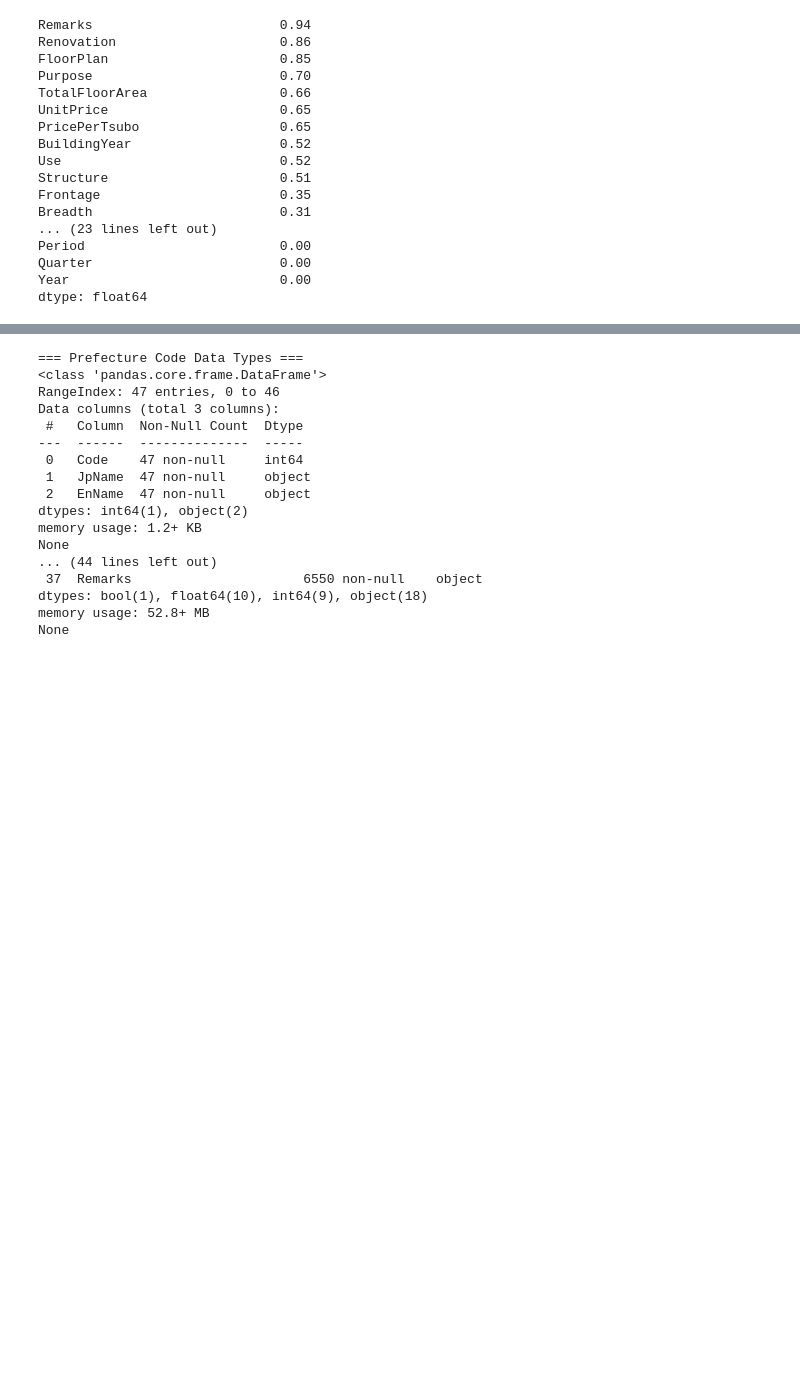
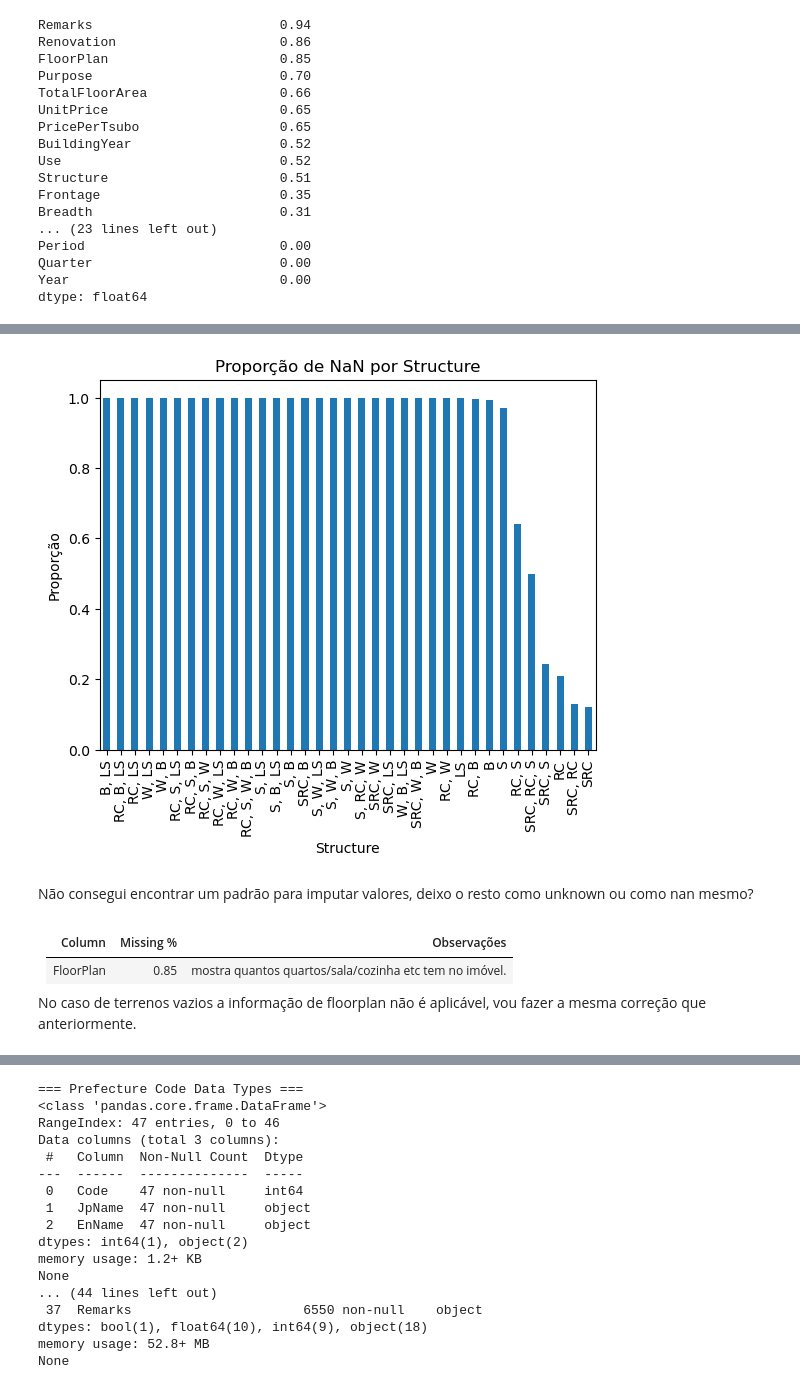
Before and after one commit to jualmac/Japan-Real-Estate-Prices, a Jupyter notebook: notebooks/house_prices_teste.ipynb, the cells around one changed output, grey strips where cells are left out. Drawn from its saved outputs; the diff is of its cells as text; code cells hidden in the pictures; blank space fills up the shorter version.

Commit message:
dived into the nan values analysis, but did not complete it

```diff
--- a/notebooks/house_prices_teste.ipynb
+++ b/notebooks/house_prices_teste.ipynb
@@ -229,0 +231,2 @@ dtype: float64
+# %%
+df_all = df_all.drop('Remarks', axis=1)
@@ -229,0 +239,5 @@ dtype: float64
+# %%
+print(df_all.loc[df_all['Renovation'].isna(), 'Type'].value_counts())
+
+#adicionando uma flag caso seja necessário no futuro
+df_all['Renovation_known'] = df_all['Renovation'].notna().astype(int)
@@ -229,0 +252,8 @@ dtype: float64
+# %%
+# aplicando a nova regra
+land_types = ['Residential Land(Land Only)', 'Agricultural Land', 'Forest Land']
+
+df_all.loc[df_all['Type'].isin(land_types), 'Renovation'] = 'Not Applicable'
+
+# conferindo o resultado
+df_all.loc[df_all['Renovation'].isna(), 'Type'].value_counts()
@@ -229,0 +265,10 @@ dtype: float64
+# %%
+# retirar terrenos da analise a partir de agora
+df_buildings = df_all[(df_all['Type'] == 'Residential Land(Land and Building)') | (df_all['Type'] == 'Pre-owned Condominiums, etc.')]
+
+# apos retirar os terrenos quantos nans restaram?
+total = len(df_buildings)
+nan_count = df_buildings['Renovation'].isna().sum()
+
+print("Total imóveis com construção:", total)
+print("NaN em Renovation:", round((nan_count / total) * 100, 1), "% (", nan_count, ") \n") #proporção de NaNs diminuiu
@@ -229,0 +346,24 @@ dtype: float64
+# %%
+#print(df_buildings.groupby('Structure').size().sort_values(ascending=False))
+
+# contar NaN por structure
+nan_counts = df_buildings[df_buildings['Renovation'].isna()].groupby('Structure').size()
+
+total_counts = df_buildings.groupby('Structure').size()
+prop_nan = nan_counts / total_counts
+
+prop_nan.sort_values(ascending=False).plot(kind='bar')
+plt.title('Proporção de NaN por Structure')
+plt.ylabel('Proporção')
+plt.xticks(rotation=90)
+plt.show()
+# %% [output]
+[figure, added]
+# %% [markdown]
+Não consegui encontrar um padrão para imputar valores, deixo o resto como unknown ou como nan mesmo?
+# %% [markdown]
+| Column             | Missing % | Observações |
+|--------------------|----------|-------------|
+| FloorPlan          | 0.85     | mostra quantos quartos/sala/cozinha etc tem no imóvel. |
+
+No caso de terrenos vazios a informação de floorplan não é aplicável, vou fazer a mesma correção que anteriormente.
```
Also changed, not shown: parts of 55 cells of this notebook.
